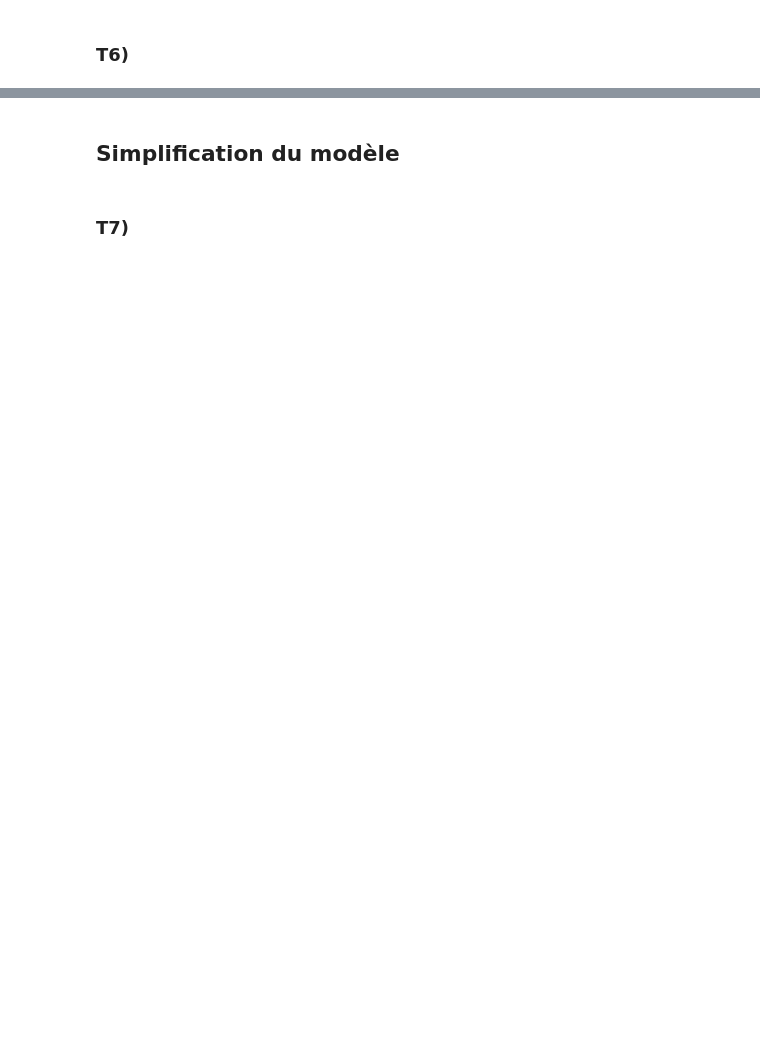
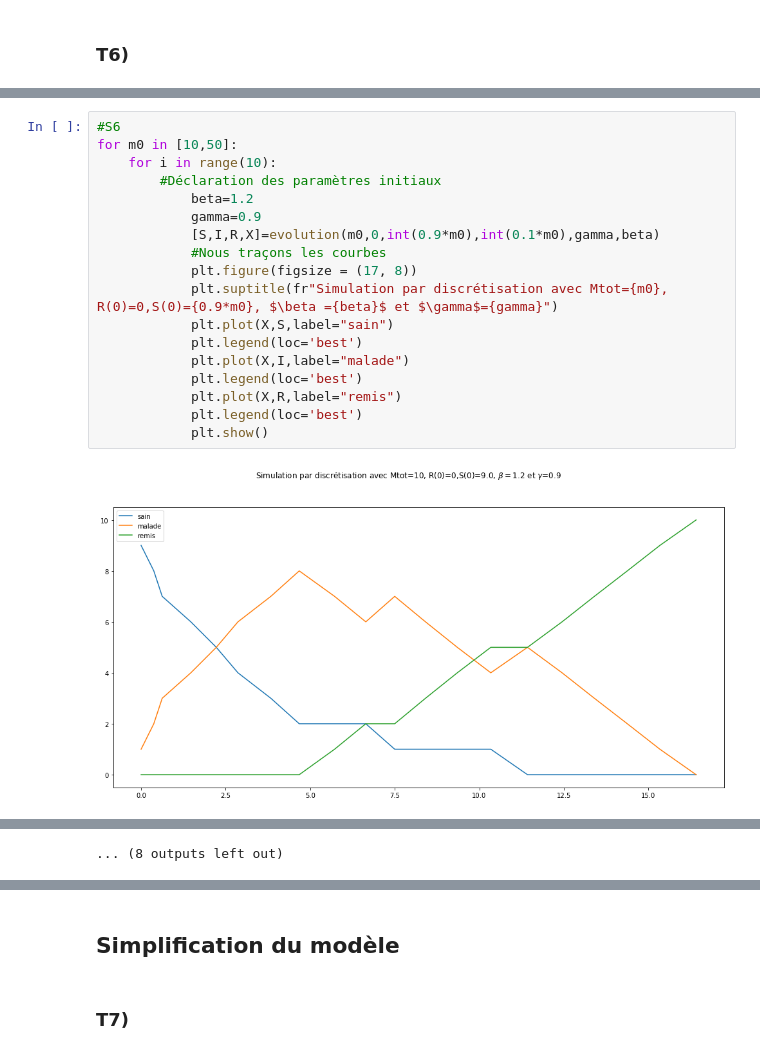
Before and after one commit to Kithtus/Model_SIR, a Jupyter notebook: SIR.ipynb, the cells around one changed output, grey strips where cells are left out. Cells and saved outputs as stored; diff of their text form; blank space fills up the shorter version.

```diff
--- a/SIR.ipynb
+++ b/SIR.ipynb
@@ -207,0 +241,20 @@ for S0 in [0.8,0.99]:
+# %%
+#S6
+for m0 in [10,50]:
+    for i in range(10):
+        #Déclaration des paramètres initiaux
+            beta=1.2
+            gamma=0.9
+            [S,I,R,X]=evolution(m0,0,int(0.9*m0),int(0.1*m0),gamma,beta)
+            #Nous traçons les courbes
+            plt.figure(figsize = (17, 8))
+            plt.suptitle(fr"Simulation par discrétisation avec Mtot={m0}, R(0)=0,S(0)={0.9*m0}, $\beta ={beta}$ et $\gamma$={gamma}")
+            plt.plot(X,S,label="sain")
+            plt.legend(loc='best')
+            plt.plot(X,I,label="malade")
+            plt.legend(loc='best')
+            plt.plot(X,R,label="remis")
+            plt.legend(loc='best')
+            plt.show()
+# %% [output]
+[figure, added]
@@ -207,0 +272 @@ for S0 in [0.8,0.99]:
+... (8 outputs left out)
```
Also changed, not shown: parts of 21 cells of this notebook.
